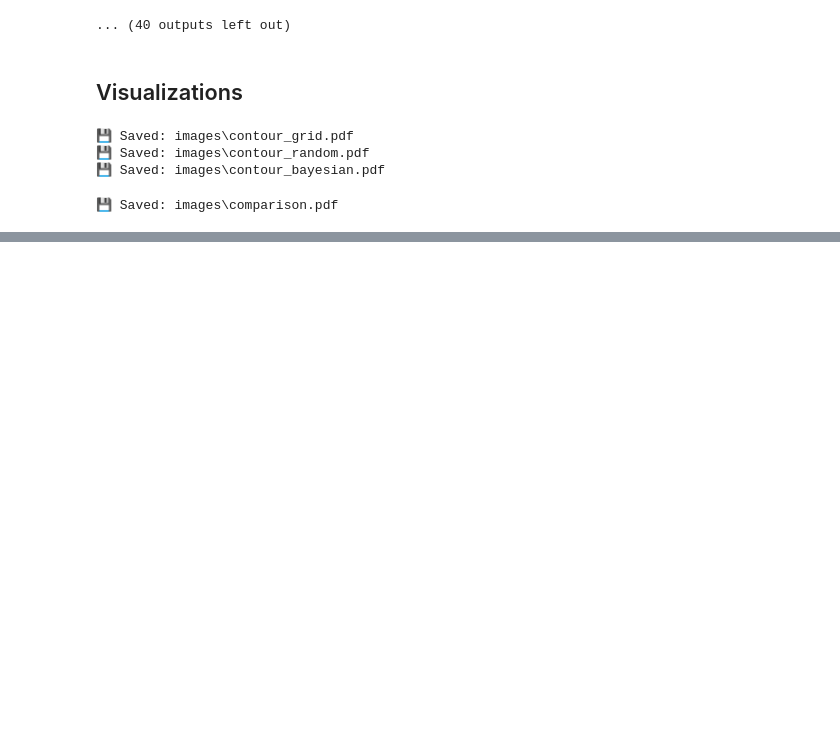
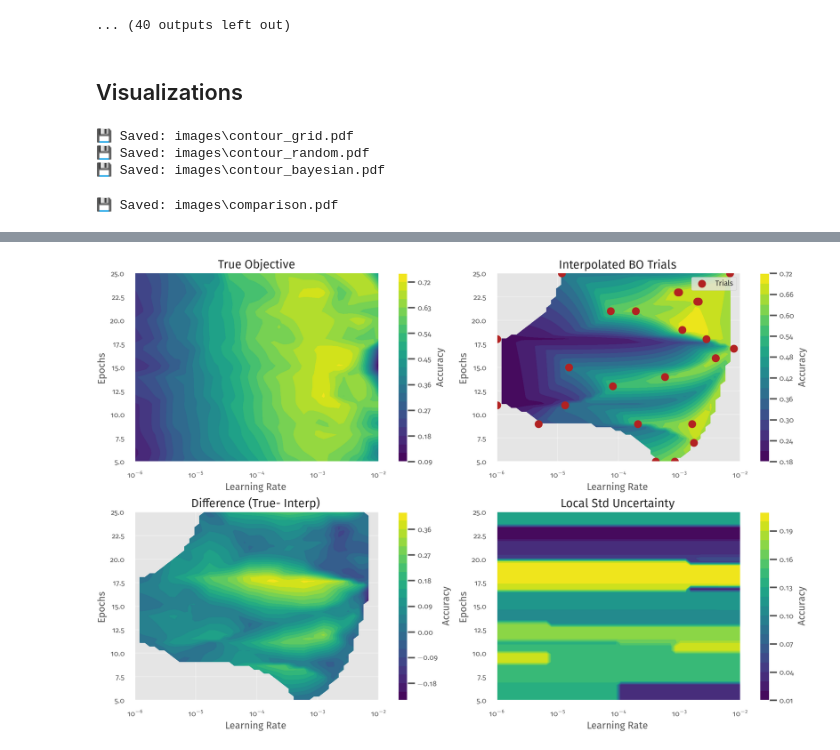
Before and after one commit to JaxRaffnix/Optimierungsverfahren, a Jupyter notebook: classifier.ipynb, the cells around one changed output, grey strips where cells are left out. Cells and saved outputs as stored; diff of their text form; code cells hidden in the pictures; blank space fills up the shorter version.

```diff
--- a/classifier.ipynb
+++ b/classifier.ipynb
@@ -772,0 +816,64 @@ plt.show()
+# %%
+import numpy as np
+import matplotlib.pyplot as plt
+from scipy.interpolate import griddata
+
+def plot_2x2_contour(df_hidden, df_bayesian, n_points=50):
+    # --- Build grid ---
+    lr_vals = np.logspace(np.log10(df_hidden["lr"].min()),
+                          np.log10(df_hidden["lr"].max()), n_points)
+    epoch_vals = np.linspace(df_hidden["epochs"].min(),
+                             df_hidden["epochs"].max(), n_points)
+    X, Y = np.meshgrid(lr_vals, epoch_vals)
+
+    # --- True objective ---
+    Z_true = griddata(
+        points=df_hidden[["lr","epochs"]].values,
+        values=df_hidden["val_acc"].values,
+        xi=(X, Y),
+        method="linear"
+    )
+
+    # --- Interpolation from Bayesian trials ---
+    Z_interp = griddata(
+        points=df_bayesian[["lr","epochs"]].values,
+        values=df_bayesian["val_acc"].values,
+        xi=(X, Y),
+        method="linear"
+    )
+
+    # --- Difference map ---
+    Z_diff = Z_true - Z_interp
+
+    # --- Uncertainty estimate (local std of nearby points) ---
+    # For simplicity: use distance-weighted std from nearest 4 neighbors
+    from scipy.spatial import cKDTree
+    tree = cKDTree(df_bayesian[["lr","epochs"]].values)
+    Z_std = np.zeros_like(Z_interp)
+    for i in range(n_points):
+        for j in range(n_points):
+            dists, idx = tree.query([X[i,j], Y[i,j]], k=4)
+            Z_std[i,j] = np.std(df_bayesian["val_acc"].values[idx])
+
+    # --- Plot 2x2 ---
+    fig, axes = plt.subplots(2,2, figsize=(12,8), constrained_layout=True)
+    titles = ["True Objective", "Interpolated BO Trials", "Difference (True- Interp)", "Local Std  Uncertainty"]
+    data = [Z_true, Z_interp, Z_diff, Z_std]
+
+    for ax, Z, title in zip(axes.ravel(), data, titles):
+        cs = ax.contourf(X, Y, Z, levels=20, cmap="viridis")
+        ax.set_xscale("log")
+        ax.set_xlabel("Learning Rate")
+        ax.set_ylabel("Epochs")
+        ax.set_title(title)
+        if title == "Interpolated BO Trials":
+            ax.scatter(df_bayesian["lr"], df_bayesian["epochs"], color="firebrick", label="Trials")
+            ax.legend()
+        plt.colorbar(cs, ax=ax, label="Accuracy" if "Difference" not in title else "Accuracy")
+
+    plt.show()
+
+# Example usage:
+plot_2x2_contour(df_hidden, df_bayesian)
+# %% [output]
+[figure, added]
```
Also changed, not shown: parts of 17 cells of this notebook, 8 other files.
